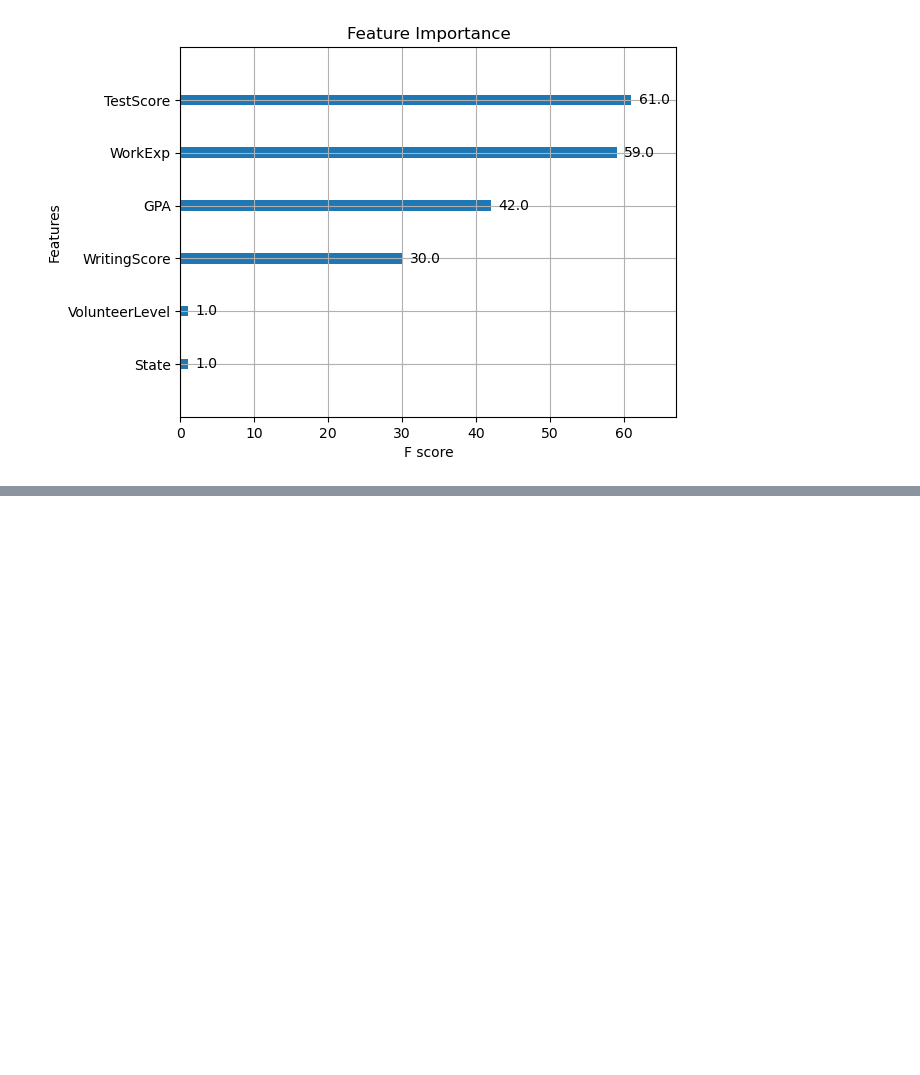
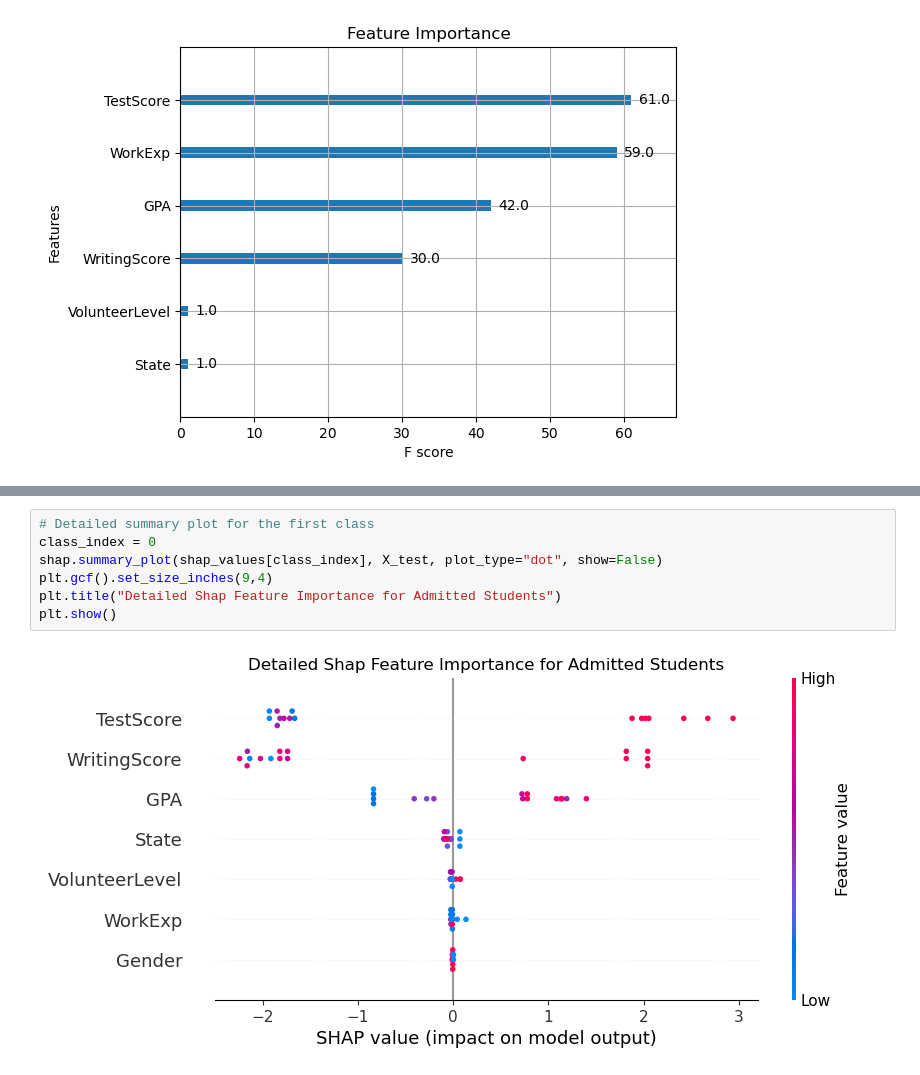
Before and after one commit to ad1589/dsan-5900.github.io, a Jupyter notebook: code/amelia_xgboost/xgboost.ipynb, the cells around one changed output, grey strips where cells are left out. Saved outputs shown, nothing was run; the diff lists cells and outputs as text; blank space fills up the shorter version.

```diff
--- a/code/amelia_xgboost/xgboost.ipynb
+++ b/code/amelia_xgboost/xgboost.ipynb
@@ -137,0 +149,9 @@ print(shap.__version__)
+# %%
+# Detailed summary plot for the first class
+class_index = 0
+shap.summary_plot(shap_values[class_index], X_test, plot_type="dot", show=False)
+plt.gcf().set_size_inches(9,4)
+plt.title("Detailed Shap Feature Importance for Admitted Students")
+plt.show()
+# %% [output]
+[figure, added]
```
Also changed, not shown: parts of 6 cells of this notebook.
